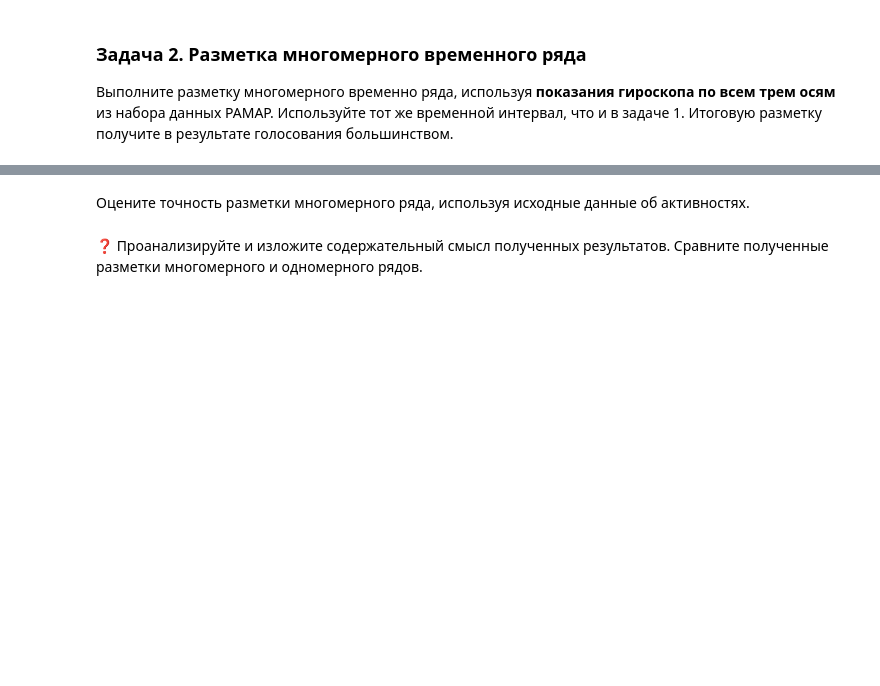
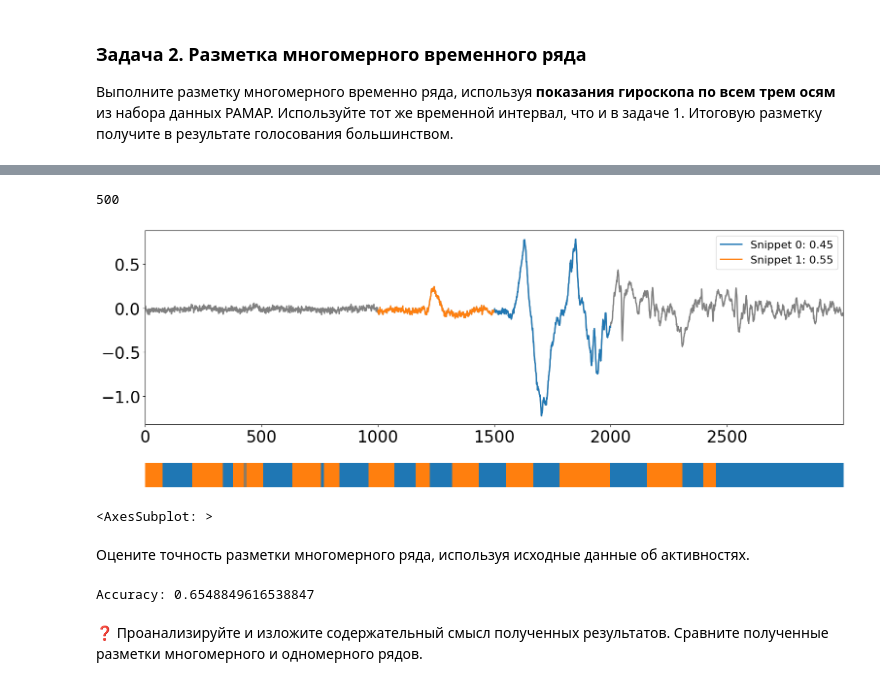
Before and after one commit to wilkak/2024-Gorbunov-TimeSeriesCourse, a Jupyter notebook: practice/05 Snippets/05 Snippets.ipynb, the cells around one changed output, grey strips where cells are left out. Drawn from its saved outputs; the diff is of its cells as text; code cells hidden in the pictures; blank space fills up the shorter version.

```diff
--- a/practice/05 Snippets/05 Snippets.ipynb
+++ b/practice/05 Snippets/05 Snippets.ipynb
@@ -317,4 +130,63 @@ print("Количество точек данных:", len(filtered_data))
+# %%
+plot_snippets(filtered_data[:,2], snp[2])
+# %% [output]
+500
+[figure, added]
+<AxesSubplot: >
 # %% [markdown]
 Оцените точность разметки многомерного ряда, используя исходные данные об активностях.
+# %%
+import numpy as np
+from sklearn.metrics import accuracy_score
+
+def get_most_frequent_label(labels_3d):
+    """
+    Преобразует 3D-массив меток в 1D-массив,
+    выбирая наиболее частую метку для каждого временного интервала.
+    """
+    labels_1d = []
+    for time_step_labels in labels_3d:
+        label_counts = {}
+        for label in time_step_labels:
+            label_counts[label] = label_counts.get(label, 0) + 1
+        # Выбираем метку с максимальной частотой
+        most_frequent_label = max(label_counts, key=label_counts.get)
+        labels_1d.append(most_frequent_label)
+    return labels_1d
+
+# Инициализация массива предсказанных меток
+predicted_labels_3d = np.zeros_like(filtered_data)
+
+# Заполнение предсказанных меток на основе соседей
+for activity_index, activity_snippets in enumerate(snp):
+    for snippet_index, snippet_data in enumerate(activity_snippets):
+        if isinstance(snippet_data, dict) and 'neighbors' in snippet_data:
+            neighbors = np.array(snippet_data["neighbors"], dtype=int)
+            for neighbor_index in neighbors:
+                if 0 <= neighbor_index < len(predicted_labels_3d):
+                    predicted_labels_3d[neighbor_index][activity_index] = snippet_index
+                else:
+                    print(f"Invalid neighbor index: {neighbor_index}")
+
+# Преобразование значений для конкретной активности
+predicted_labels_3d[:, 1] = np.where(predicted_labels_3d[:, 1] == 0, 10, predicted_labels_3d[:, 1])
+predicted_labels_3d[:, 1] = np.where(predicted_labels_3d[:, 1] == 1, 0, predicted_labels_3d[:, 1])
+predicted_labels_3d[:, 1] = np.where(predicted_labels_3d[:, 1] == 10, 1, predicted_labels_3d[:, 1])
+
+# Преобразование 3D-массива меток в 1D
+predicted_labels = get_most_frequent_label(predicted_labels_3d)
+
+# Извлечение истинных меток из DataFrame
+true_labels = data.loc[(data.iloc[:, 0] > start_time) & (data.iloc[:, 0] < end_time)].iloc[:, 1].to_numpy()
+
+# Преобразование значений истинных меток
+true_labels = np.where(true_labels == 3, 1, true_labels)
+true_labels = np.where(true_labels == 17, 0, true_labels)
+
+# Вычисление точности
+accuracy = accuracy_score(true_labels, predicted_labels)
+print(f"Accuracy: {accuracy}")
+# %% [output]
+Accuracy: 0.6548849616538847
 # %% [markdown]
 ❓ Проанализируйте и изложите содержательный смысл полученных результатов. Сравните полученные разметки многомерного и одномерного рядов.
```
Also changed, not shown: parts of 23 cells of this notebook, 3 other files.
